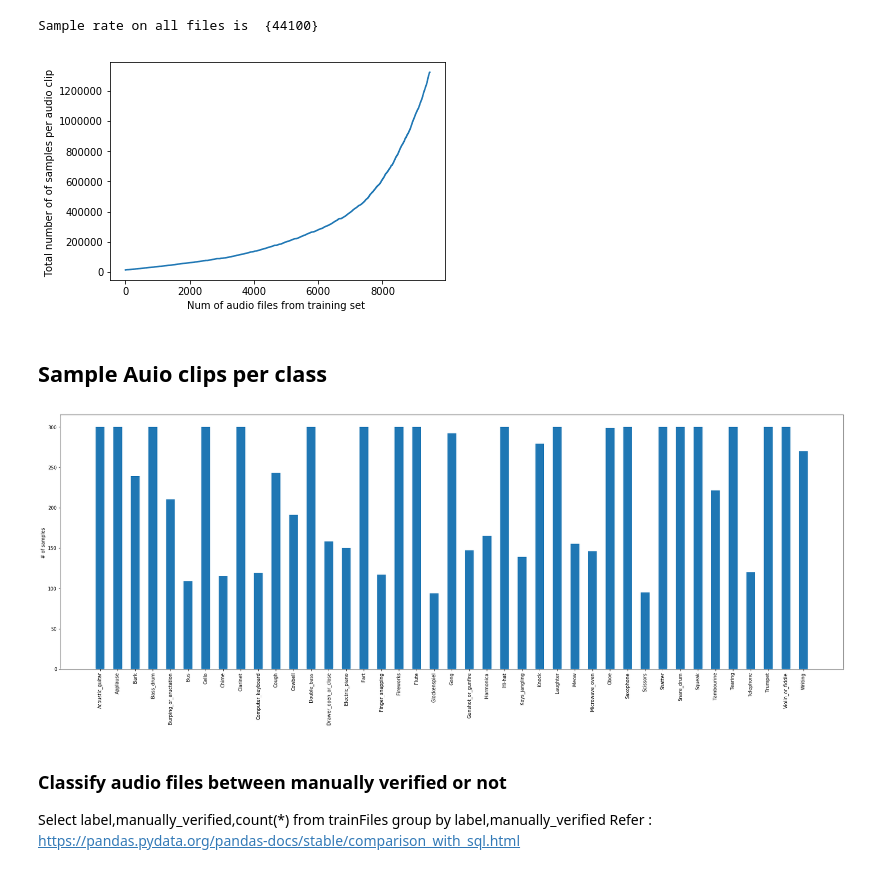
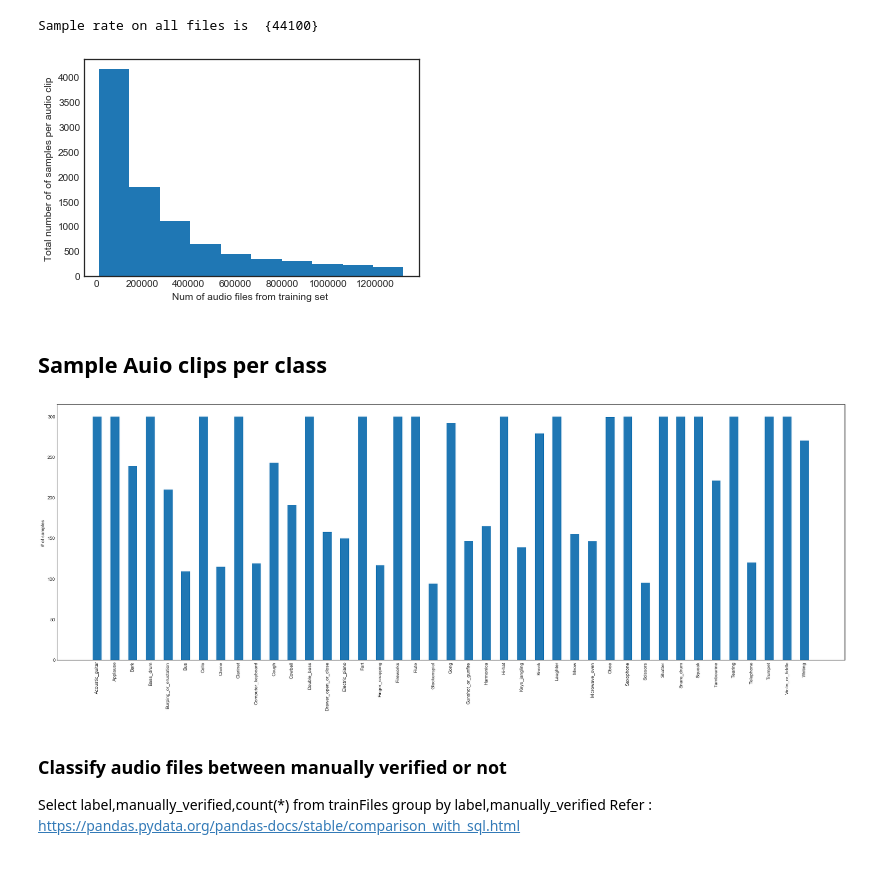
Before and after one commit to knatarasan/freesound, a Jupyter notebook: LearnSound.ipynb, the cells around one changed output. Saved outputs shown, nothing was run; the diff lists cells and outputs as text; code cells hidden in the pictures.

```diff
--- a/LearnSound.ipynb
+++ b/LearnSound.ipynb
@@ -244,18 +252,17 @@ for i,j in enumerate(trainFilesList['fname']):
     sample_len.append(len(samples))
 
 print('Sample rate on all files is ',set(sample_rat))
-
-sample_len.sort()
-# print(len(sample_rate),len(samples))
 # %% [output]
 Sample rate on all files is  {44100}
 # %%
-plt.plot(sample_len)
+
+plt.style.use('seaborn-white')
+plt.hist(np.array(sample_len))
 plt.ylabel('Total number of of samples per audio clip ')
 plt.xlabel('Num of audio files from training set ')
 plt.show()
 # %% [output]
-[figure, old version]
+[figure, new version]
 # %% [markdown]
 ## Sample Auio clips per class
 # %%
@@ -270,7 +277,7 @@ plt.xticks(cols, rotation='vertical')
 plt.ylabel('# of samples ')
 plt.show()
 # %% [output]
-[figure, old version]
+[figure, new version]
 # %% [markdown]
 ### Classify audio files between manually verified or not
 
```
Also changed, not shown: parts of 27 cells of this notebook.
